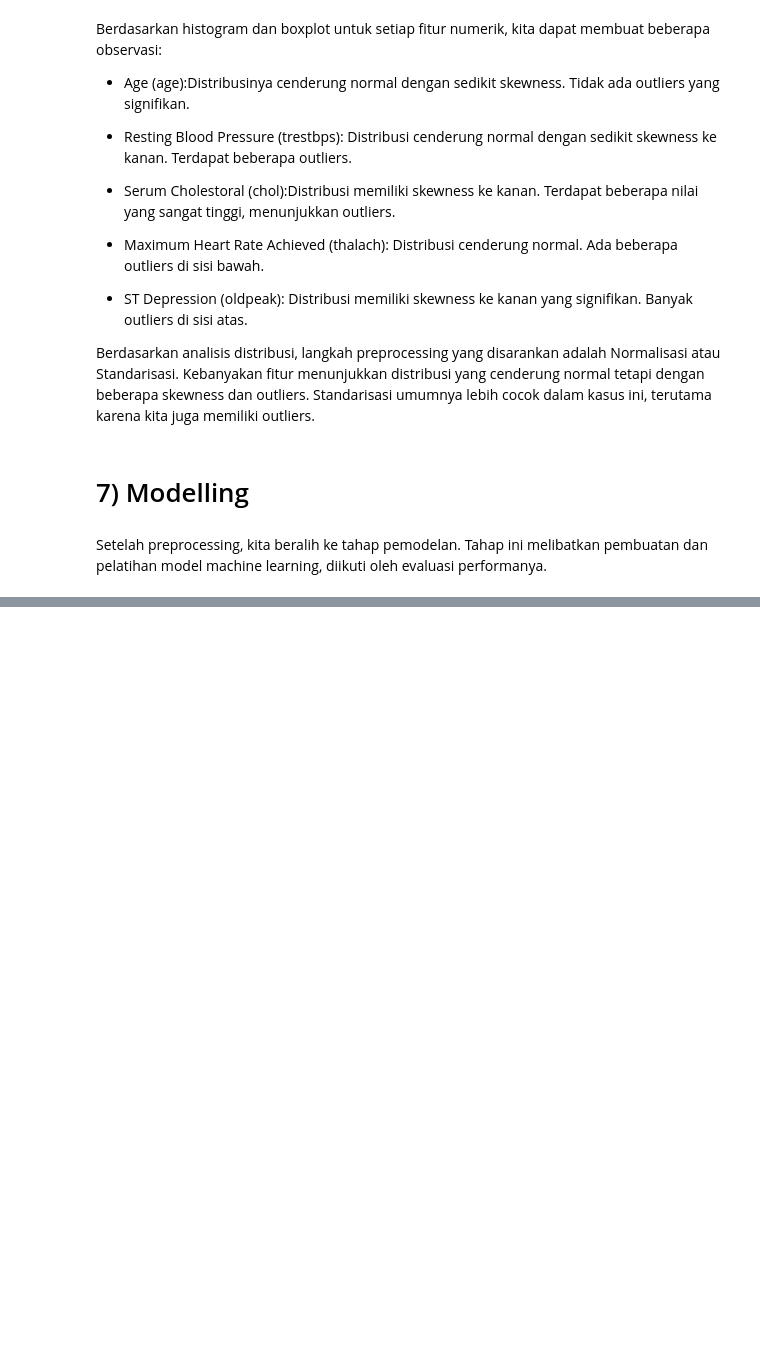
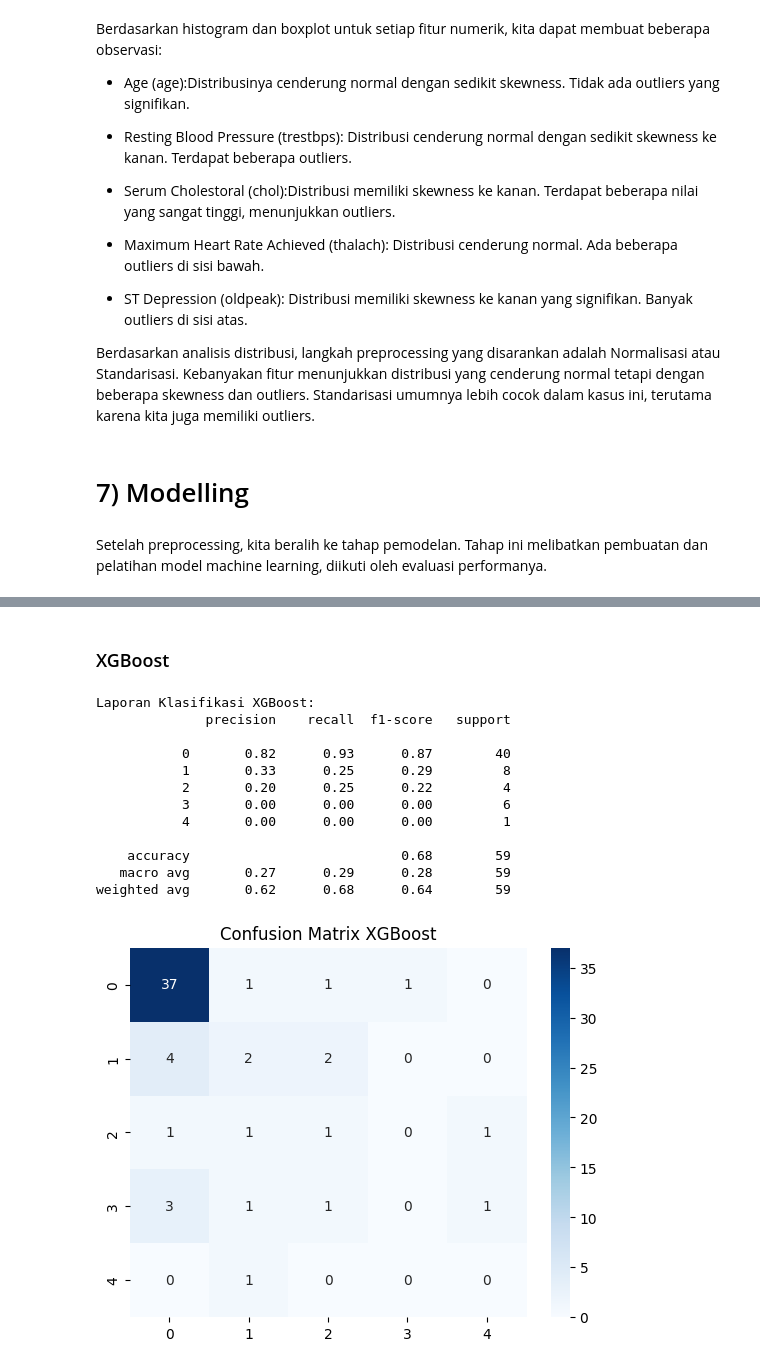
Before and after one commit to devapratama/BK-Hungarian, a Jupyter notebook: BK_Hungarian.ipynb, the cells around one changed output, grey strips where cells are left out. Saved outputs shown, nothing was run; the diff lists cells and outputs as text; code cells hidden in the pictures; blank space fills up the shorter version.

```diff
--- a/BK_Hungarian.ipynb
+++ b/BK_Hungarian.ipynb
@@ -612,0 +615,32 @@ plt.show()
+# %% [markdown]
+### XGBoost
+# %%
+# Membuat model XGBoost
+xgb = XGBClassifier(random_state=42)
+xgb.fit(X_train, y_train)
+
+# Evaluasi model
+y_pred_xgb = xgb.predict(X_test)
+accuracies['XGB_standard'] = xgb.score(X_test, y_test)
+print("Laporan Klasifikasi XGBoost:")
+print(classification_report(y_test, y_pred_xgb))
+
+# Plot Confusion Matrix
+cm_xgb = confusion_matrix(y_test, y_pred_xgb)
+sns.heatmap(cm_xgb, annot=True, cmap="Blues")
+plt.title('Confusion Matrix XGBoost')
+plt.show()
+# %% [output]
+Laporan Klasifikasi XGBoost:
+              precision    recall  f1-score   support
+
+           0       0.82      0.93      0.87        40
+           1       0.33      0.25      0.29         8
+           2       0.20      0.25      0.22         4
+           3       0.00      0.00      0.00         6
+           4       0.00      0.00      0.00         1
+
+    accuracy                           0.68        59
+   macro avg       0.27      0.29      0.28        59
+weighted avg       0.62      0.68      0.64        59
+[figure, added]
```
Also changed, not shown: parts of 58 cells of this notebook.
